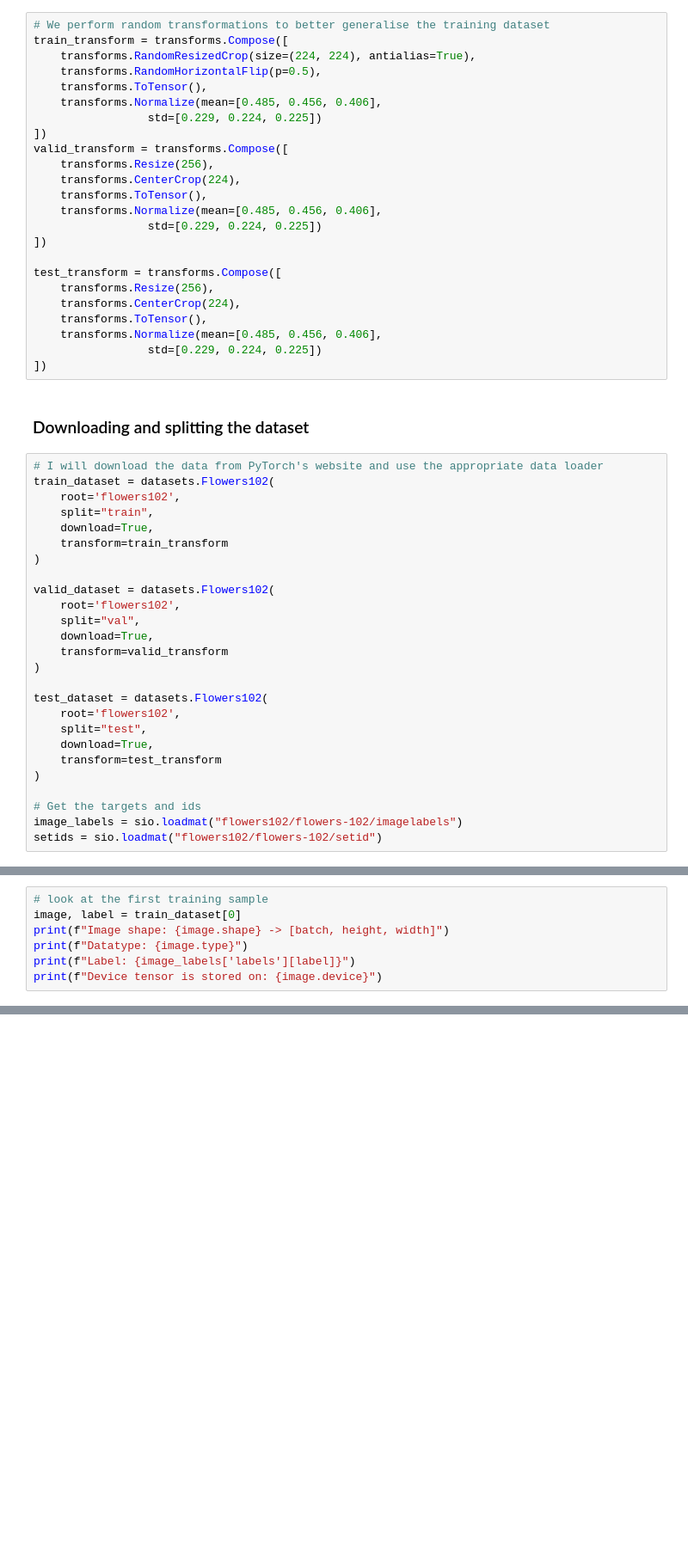
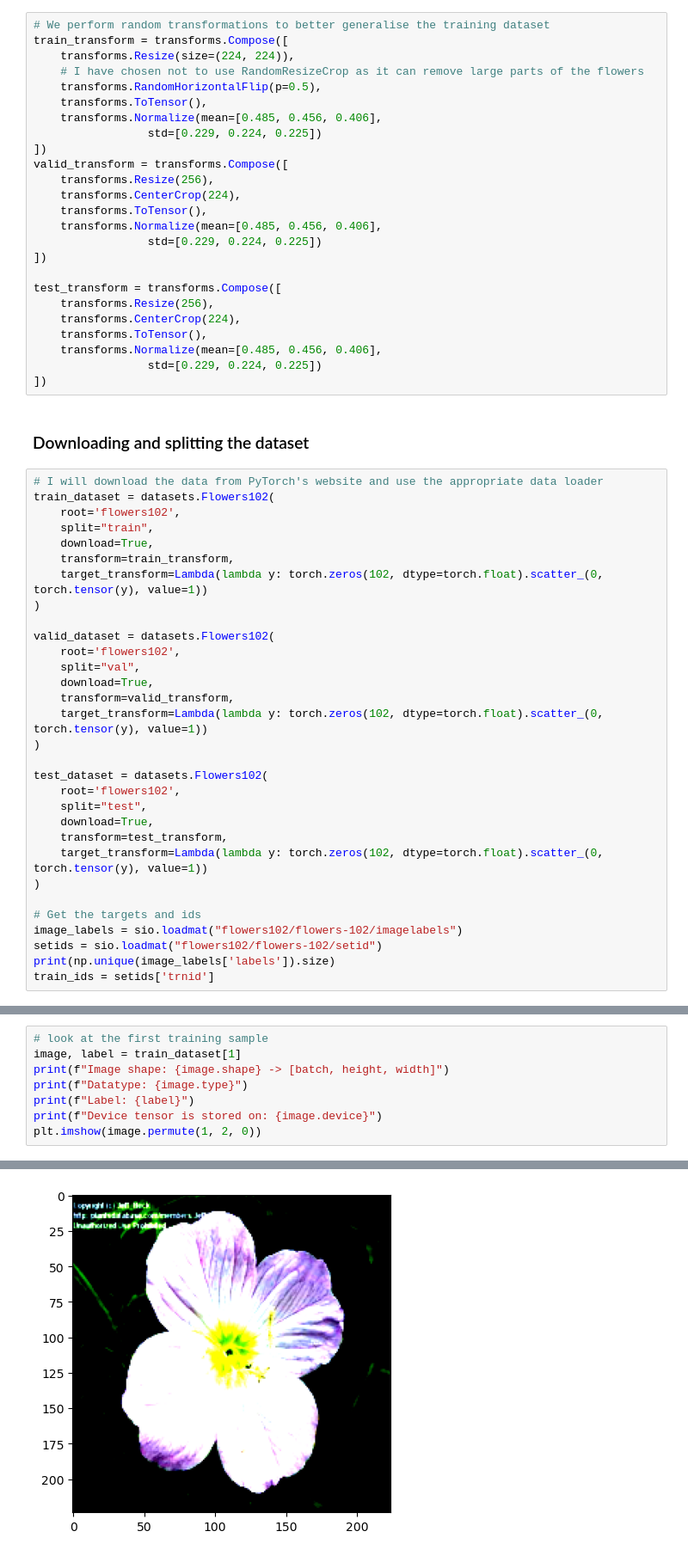
Before and after one commit to D-Agar/imlo_courework, a Jupyter notebook: coursework.ipynb, the cells around one changed output, grey strips where cells are left out. Shown: that part at 86% size. Saved outputs shown, nothing was run; the diff lists cells and outputs as text; blank space fills up the shorter version.

```diff
--- a/coursework.ipynb
+++ b/coursework.ipynb
@@ -32,7 +37,8 @@ The values used for the normalisation of data were calculated from the ImageNet
 # %%
 # We perform random transformations to better generalise the training dataset
 train_transform = transforms.Compose([
-    transforms.RandomResizedCrop(size=(224, 224), antialias=True),
+    transforms.Resize(size=(224, 224)),
+    # I have chosen not to use RandomResizeCrop as it can remove large parts of the flowers
     transforms.RandomHorizontalFlip(p=0.5),
     transforms.ToTensor(),
     transforms.Normalize(mean=[0.485, 0.456, 0.406],
@@ -61,23 +67,28 @@ train_dataset = datasets.Flowers102(
     root='flowers102',
     split="train",
     download=True,
-    transform=train_transform
+    transform=train_transform,
+    target_transform=Lambda(lambda y: torch.zeros(102, dtype=torch.float).scatter_(0, torch.tensor(y), value=1))
 )
 
 valid_dataset = datasets.Flowers102(
     root='flowers102',
     split="val",
     download=True,
-    transform=valid_transform
+    transform=valid_transform,
+    target_transform=Lambda(lambda y: torch.zeros(102, dtype=torch.float).scatter_(0, torch.tensor(y), value=1))
 )
 
 test_dataset = datasets.Flowers102(
     root='flowers102',
     split="test",
     download=True,
-    transform=test_transform
+    transform=test_transform,
+    target_transform=Lambda(lambda y: torch.zeros(102, dtype=torch.float).scatter_(0, torch.tensor(y), value=1))
 )
 
 # Get the targets and ids
 image_labels = sio.loadmat("flowers102/flowers-102/imagelabels")
 setids = sio.loadmat("flowers102/flowers-102/setid")
+print(np.unique(image_labels['labels']).size)
+train_ids = setids['trnid']
@@ -84,8 +97,9 @@ setids = sio.loadmat("flowers102/flowers-102/setid")
 # %%
 # look at the first training sample
-image, label = train_dataset[0]
+image, label = train_dataset[1]
 print(f"Image shape: {image.shape} -> [batch, height, width]")
 print(f"Datatype: {image.type}")
-print(f"Label: {image_labels['labels'][label]}")
+print(f"Label: {label}")
 print(f"Device tensor is stored on: {image.device}")
+plt.imshow(image.permute(1, 2, 0))
 # %% [output]
@@ -95,0 +117 @@ Device tensor is stored on: cpu
+[figure, added]
```
Also changed, not shown: parts of 31 cells of this notebook.
